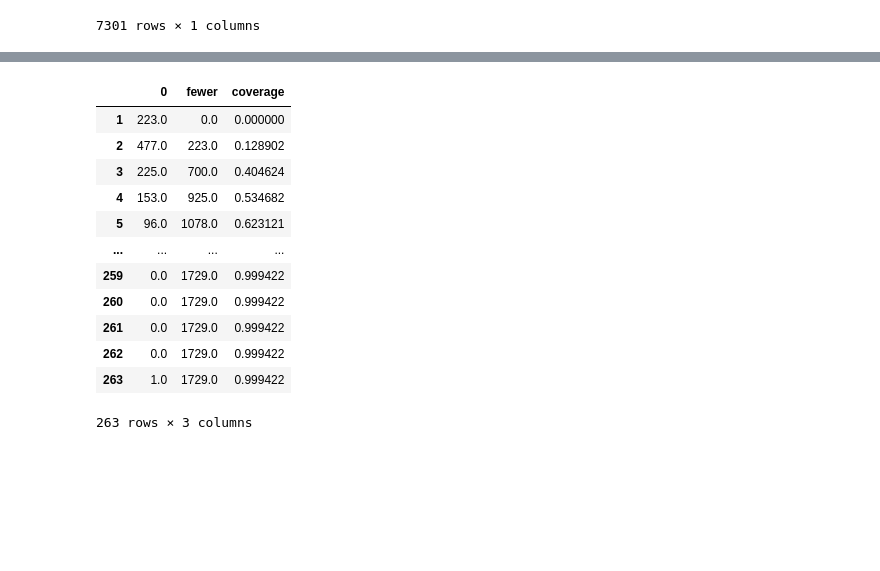
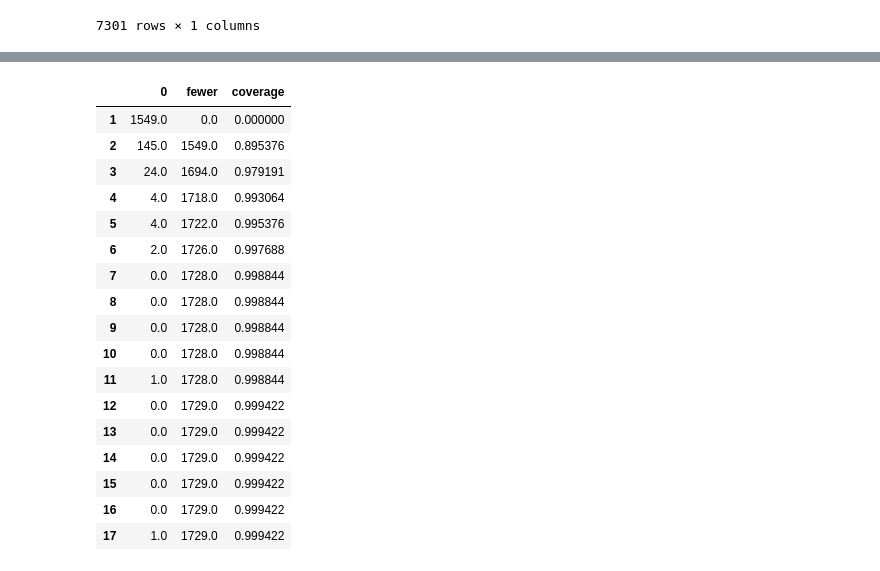
Before and after one commit to dmartmillan/OMEN, a Jupyter notebook: new_data/gene_patient_CADD.ipynb, the cells around one changed output, grey strips where cells are left out. Drawn from its saved outputs; the diff is of its cells as text; code cells hidden in the pictures; blank space fills up the shorter version.

```diff
--- a/new_data/gene_patient_CADD.ipynb
+++ b/new_data/gene_patient_CADD.ipynb
@@ -564,31 +467,36 @@ aggr_genes_df_corrected
 # %%
-# Corrected for the length
-Max = aggr_genes_df_corrected.max(0)
+# Not corrected for the length
+Max = aggr_genes_df.max(0)
 Max = int(Max)
 data = np.zeros(Max)
 index=np.int64(list(range(1,Max+1)))
-aggr_genes_df2_corrected = pd.DataFrame(data, index=index)
-for i in aggr_genes_df_corrected.index:
-    a = aggr_genes_df2_corrected._get_value(aggr_genes_df_corrected._get_value(i,0),0)
-    aggr_genes_df2_corrected._set_value(aggr_genes_df_corrected._get_value(i,0),0,a+1)
+aggr_genes_df2 = pd.DataFrame(data, index=index)
+for i in aggr_genes_df.index:
+    a = aggr_genes_df2._get_value(aggr_genes_df._get_value(i,0),0)
+    aggr_genes_df2._set_value(aggr_genes_df._get_value(i,0),0,a+1)
 l = []
 for i in range(Max):
-    l.append((aggr_genes_df2_corrected.to_numpy()[0:i]).sum())
-aggr_genes_df2_corrected['fewer'] = l
-aggr_genes_df2_corrected['coverage'] = aggr_genes_df2_corrected['fewer']/len(aggr_genes_df_corrected)
-aggr_genes_df2_corrected
+    l.append((aggr_genes_df2.to_numpy()[0:i]).sum())
+aggr_genes_df2['fewer'] = l
+aggr_genes_df2['coverage'] = aggr_genes_df2['fewer']/len(aggr_genes_df)
+aggr_genes_df2
 # %% [output]
 |  | 0 | fewer | coverage |
-| 1 | 223.0 | 0.0 | 0.000000 |
-| 2 | 477.0 | 223.0 | 0.128902 |
-| 3 | 225.0 | 700.0 | 0.404624 |
-| 4 | 153.0 | 925.0 | 0.534682 |
-| 5 | 96.0 | 1078.0 | 0.623121 |
-| ... | ... | ... | ... |
-| 259 | 0.0 | 1729.0 | 0.999422 |
-| 260 | 0.0 | 1729.0 | 0.999422 |
-| 261 | 0.0 | 1729.0 | 0.999422 |
-| 262 | 0.0 | 1729.0 | 0.999422 |
-| 263 | 1.0 | 1729.0 | 0.999422 |
+| 1 | 1549.0 | 0.0 | 0.000000 |
+| 2 | 145.0 | 1549.0 | 0.895376 |
+| 3 | 24.0 | 1694.0 | 0.979191 |
+| 4 | 4.0 | 1718.0 | 0.993064 |
+| 5 | 4.0 | 1722.0 | 0.995376 |
+| 6 | 2.0 | 1726.0 | 0.997688 |
+| 7 | 0.0 | 1728.0 | 0.998844 |
+| 8 | 0.0 | 1728.0 | 0.998844 |
+| 9 | 0.0 | 1728.0 | 0.998844 |
+| 10 | 0.0 | 1728.0 | 0.998844 |
+| 11 | 1.0 | 1728.0 | 0.998844 |
+| 12 | 0.0 | 1729.0 | 0.999422 |
+| 13 | 0.0 | 1729.0 | 0.999422 |
+| 14 | 0.0 | 1729.0 | 0.999422 |
+| 15 | 0.0 | 1729.0 | 0.999422 |
+| 16 | 0.0 | 1729.0 | 0.999422 |
+| 17 | 1.0 | 1729.0 | 0.999422 |
-263 rows × 3 columns
 # %%
```
Also changed, not shown: parts of 18 cells of this notebook.
